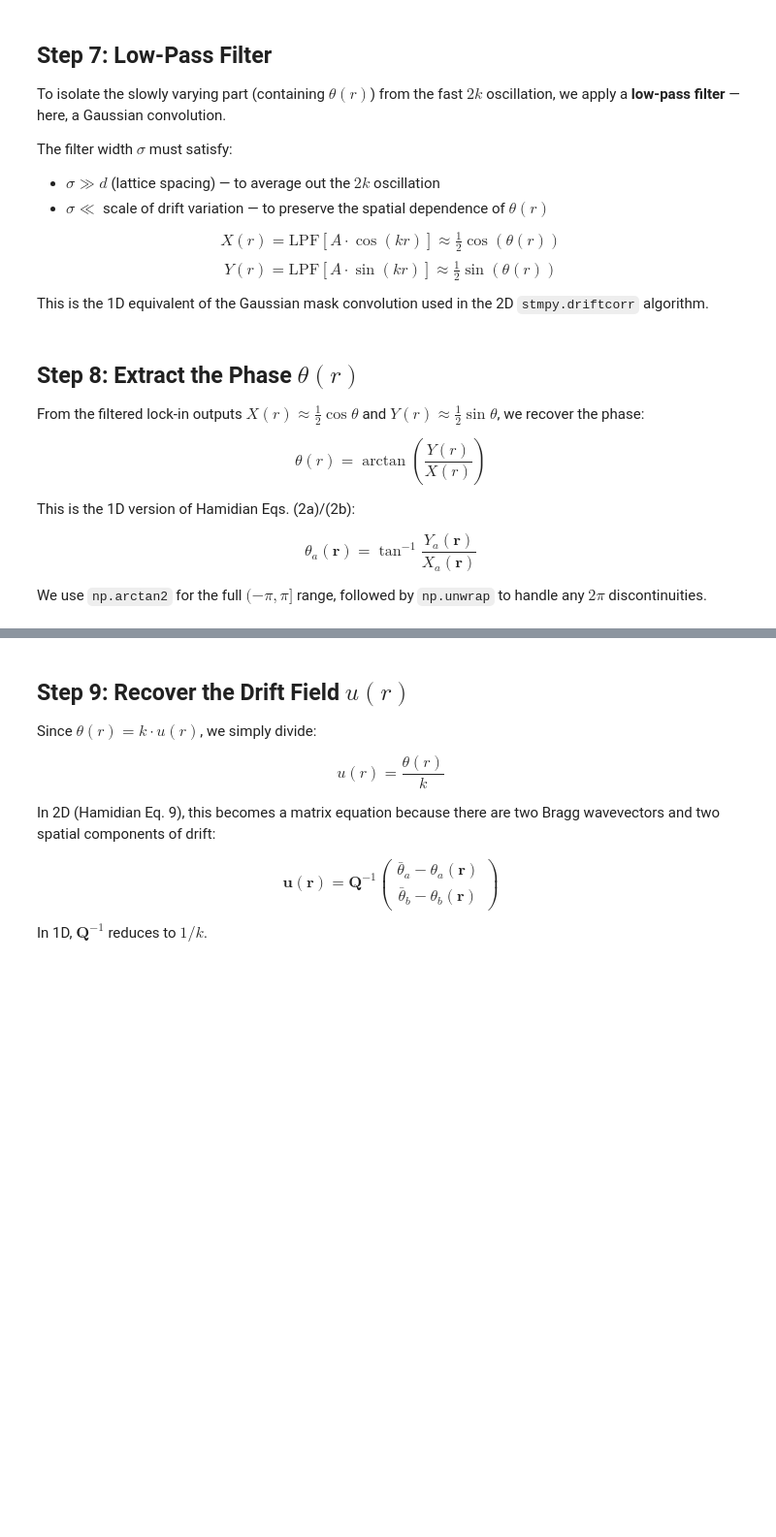
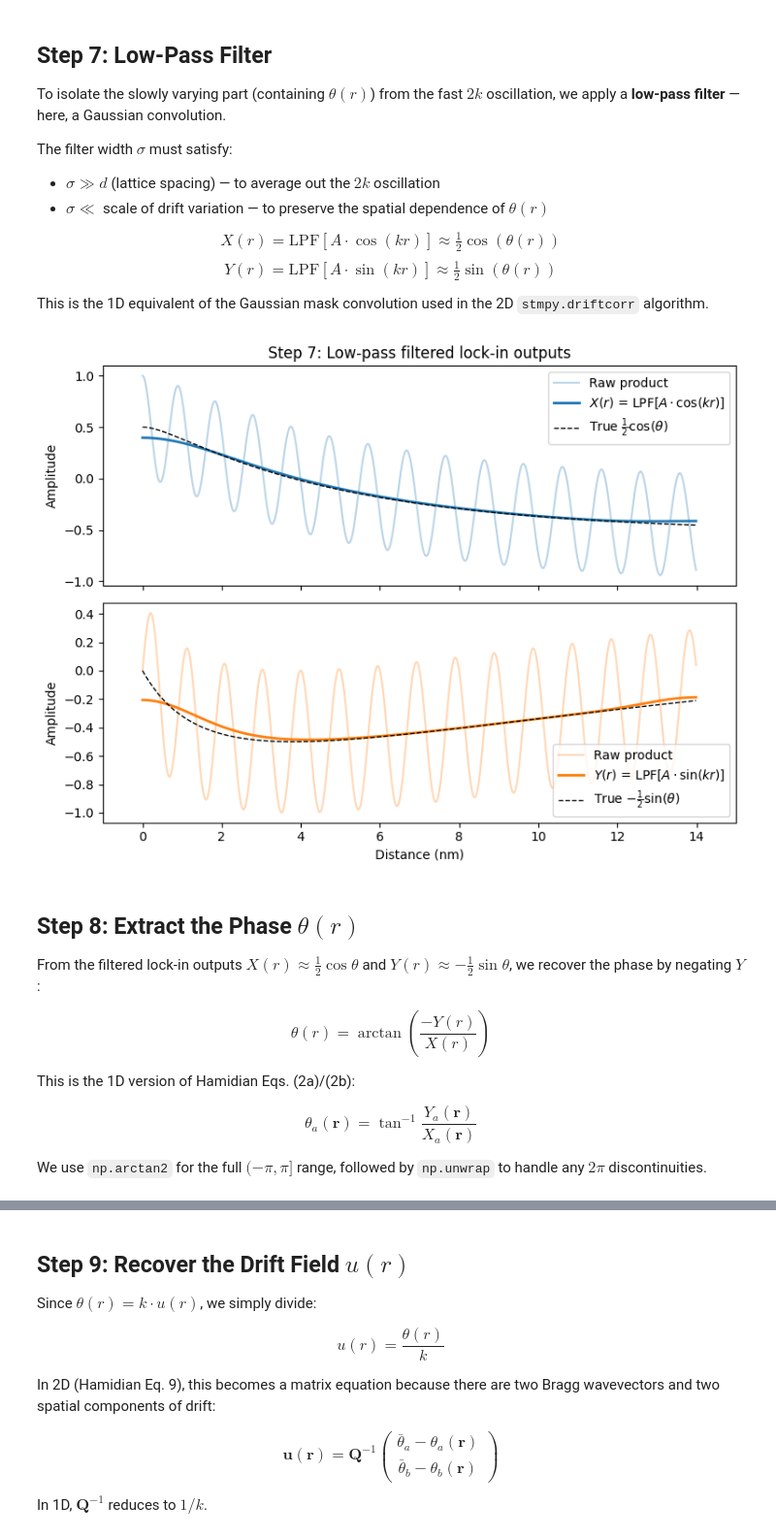
Before and after one commit to mjohnsonnoya/SparseSampling, a Jupyter notebook: notebooks/Drift_Correction_1D_Tutorial.ipynb, the cells around one changed output, grey strips where cells are left out. Shown at 97% size. Saved outputs shown, nothing was run; the diff lists cells and outputs as text; code cells hidden in the pictures; blank space fills up the shorter version.

```diff
--- a/notebooks/Drift_Correction_1D_Tutorial.ipynb
+++ b/notebooks/Drift_Correction_1D_Tutorial.ipynb
@@ -222,40 +251,42 @@ $$Y(r) = \text{LPF}[A \cdot \sin(kr)] \approx \tfrac{1}{2}\sin(\theta(r))$$
 This is the 1D equivalent of the Gaussian mask convolution used in the 2D `stmpy.driftcorr` algorithm.
 # %%
 # Gaussian low-pass filter
-# One lattice period d = 2 nm spans d / (L/N) = 2 / 0.015 ≈ 133 pixels
+# One lattice period d = 2 nm spans d / (L/N) ≈ 143 pixels
 # sigma should be comparable to or larger than one lattice period
-sigma_pixels = 80  # ≈ 1.2 nm
+sigma_pixels = 80  # ≈ 1.1 nm
 
 X_r = gaussian_filter1d(prod_cos, sigma=sigma_pixels)  # ≈ (1/2)cos(theta)
-Y_r = gaussian_filter1d(prod_sin, sigma=sigma_pixels)  # ≈ (1/2)sin(theta)
+Y_r = gaussian_filter1d(prod_sin, sigma=sigma_pixels)  # ≈ -(1/2)sin(theta)
 
 fig, axes = plt.subplots(2, 1, figsize=[8, 6], sharex=True)
 
 axes[0].plot(x, prod_cos, 'C0', alpha=0.3, label='Raw product')
 axes[0].plot(x, X_r, 'C0', lw=2, label='$X(r)$ = LPF[$A \\cdot \\cos(kr)$]')
 axes[0].plot(x, 0.5 * np.cos(theta(x)), 'k--', lw=1,
              label='True $\\frac{1}{2}\\cos(\\theta)$')
 axes[0].legend()
 axes[0].set_ylabel("Amplitude")
 axes[0].set_title("Step 7: Low-pass filtered lock-in outputs")
 
 axes[1].plot(x, prod_sin, 'C1', alpha=0.3, label='Raw product')
 axes[1].plot(x, Y_r, 'C1', lw=2, label='$Y(r)$ = LPF[$A \\cdot \\sin(kr)$]')
-axes[1].plot(x, 0.5 * np.sin(theta(x)), 'k--', lw=1,
-             label='True $\\frac{1}{2}\\sin(\\theta)$')
+axes[1].plot(x, -0.5 * np.sin(theta(x)), 'k--', lw=1,
+             label='True $-\\frac{1}{2}\\sin(\\theta)$')
 axes[1].legend()
 axes[1].set_xlabel("Distance (nm)")
 axes[1].set_ylabel("Amplitude")
 
 plt.xlim(-1, L + 1)
 plt.tight_layout()
 plt.show()
+# %% [output]
+[figure, added]
 # %% [markdown]
 ## Step 8: Extract the Phase $\theta(r)$
 
-From the filtered lock-in outputs $X(r) \approx \tfrac{1}{2}\cos\theta$ and $Y(r) \approx \tfrac{1}{2}\sin\theta$, we recover the phase:
+From the filtered lock-in outputs $X(r) \approx \tfrac{1}{2}\cos\theta$ and $Y(r) \approx -\tfrac{1}{2}\sin\theta$, we recover the phase by negating $Y$:
 
-$$\theta(r) = \arctan\!\left(\frac{Y(r)}{X(r)}\right)$$
+$$\theta(r) = \arctan\!\left(\frac{-Y(r)}{X(r)}\right)$$
 
 This is the 1D version of Hamidian Eqs. (2a)/(2b):
 
```
Also changed, not shown: parts of 13 cells of this notebook.
